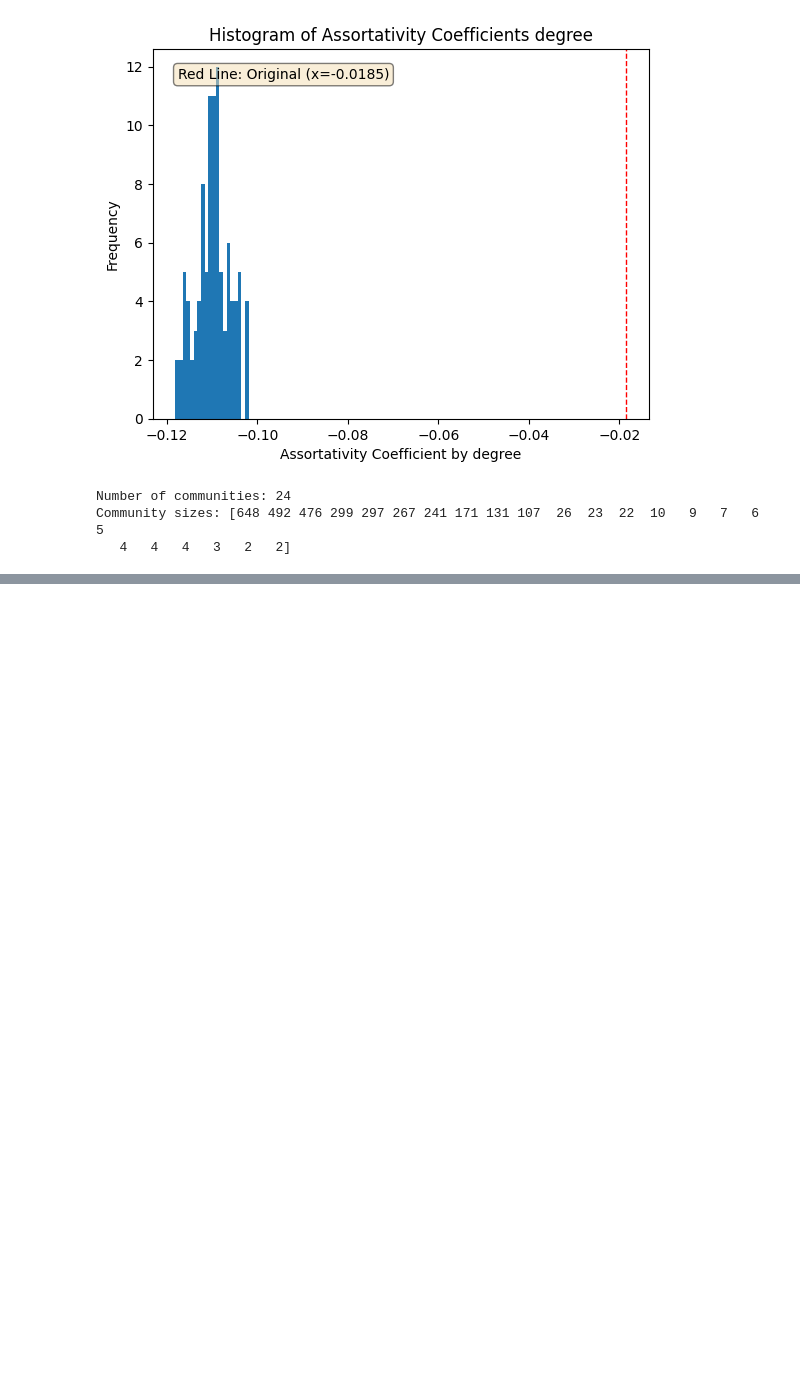
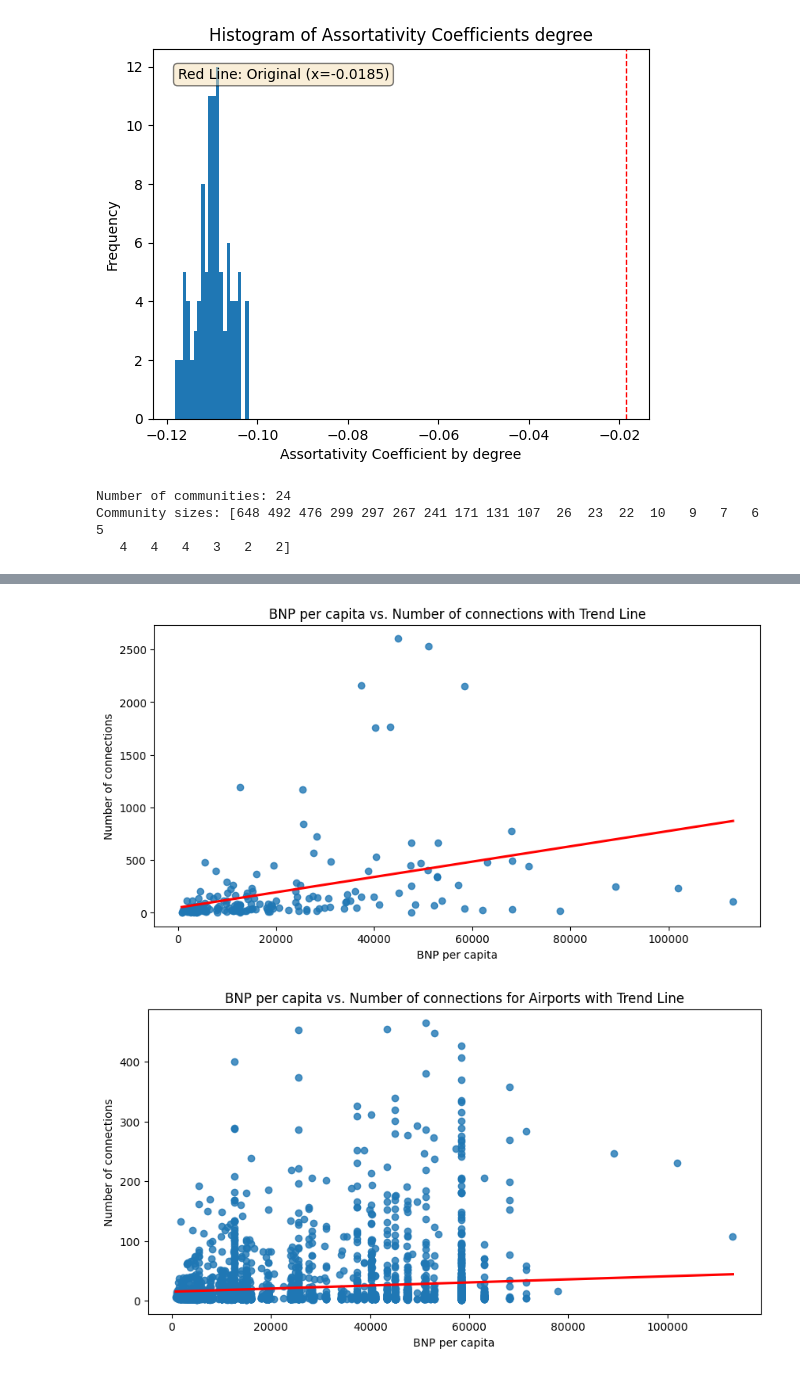
Before and after one commit to kommodeskab/SocialProject, a Jupyter notebook: graph_analysis.ipynb, the cells around one changed output, grey strips where cells are left out. Cells and saved outputs as stored; diff of their text form; code cells hidden in the pictures; blank space fills up the shorter version.

```diff
--- a/graph_analysis.ipynb
+++ b/graph_analysis.ipynb
@@ -423,0 +505,35 @@ def find_community(airport_code):
+# %%
+import matplotlib.pyplot as plt
+import numpy as np
+import seaborn as sns  # Seaborn provides easy trend line plotting
+
+# Scatter plot with trend line for countries
+plt.figure(figsize=(10, 5))
+sns.regplot(
+    x=[v[0] for k, v in bnp_connections.items()],  # BNP values
+    y=[v[1] for k, v in bnp_connections.items()],  # Connections
+    scatter=True,  # Show data points
+    line_kws={"color": "red"},  # Trend line color
+    ci=None  # Confidence interval, None means no shading
+)
+plt.xlabel('BNP per capita')
+plt.ylabel('Number of connections')
+plt.title('BNP per capita vs. Number of connections with Trend Line')
+plt.show()
+
+# Scatter plot with trend line for airports
+plt.figure(figsize=(10, 5))
+sns.regplot(
+    x=[v[0] for k, v in bnp_connections_airports.items()],
+    y=[v[1] for k, v in bnp_connections_airports.items()],
+    scatter=True,
+    line_kws={"color": "red"},
+    ci=None
+)
+plt.xlabel('BNP per capita')
+plt.ylabel('Number of connections')
+plt.title('BNP per capita vs. Number of connections for Airports with Trend Line')
+plt.show()
+# %% [output]
+[figure, added]
+[figure, added]
```
Also changed, not shown: parts of 5 cells of this notebook.
